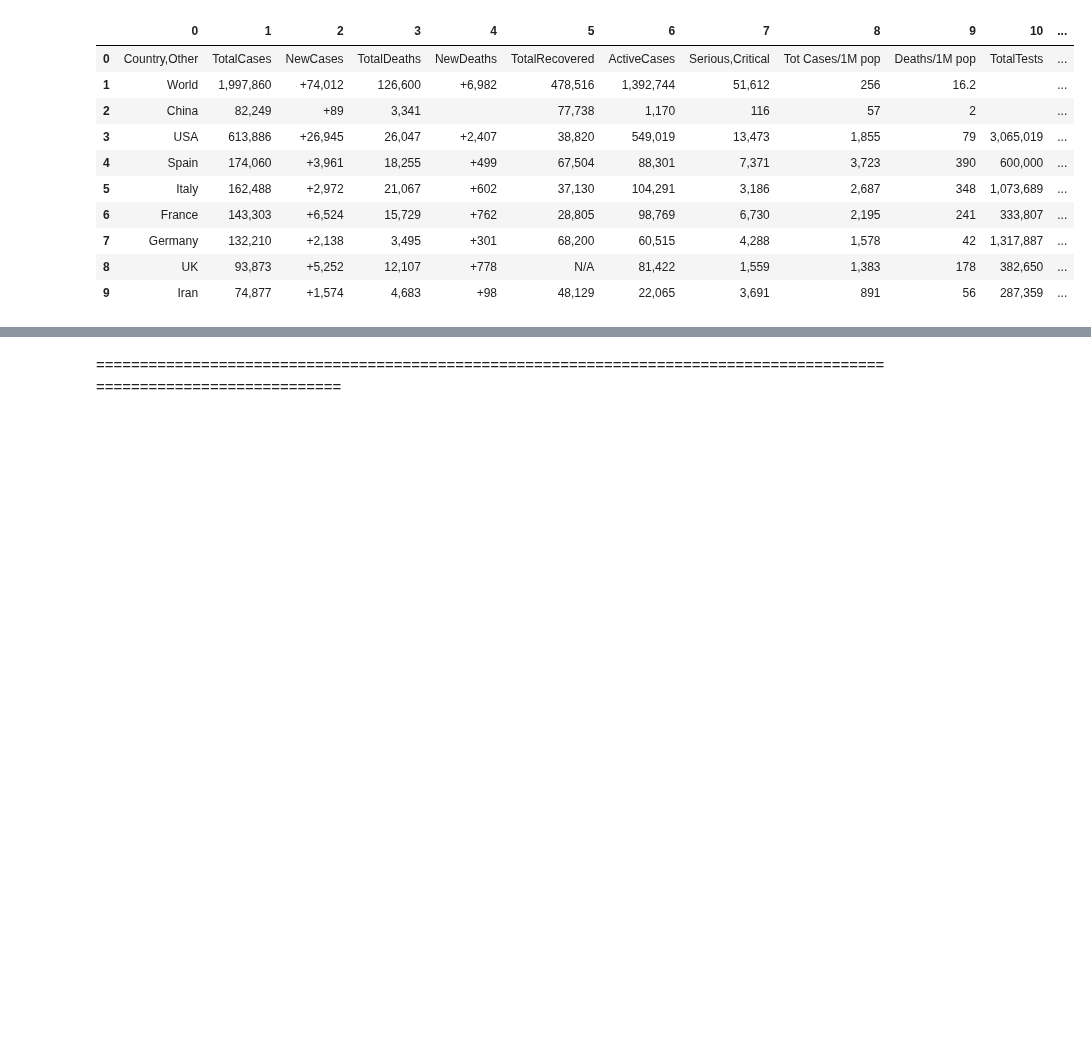
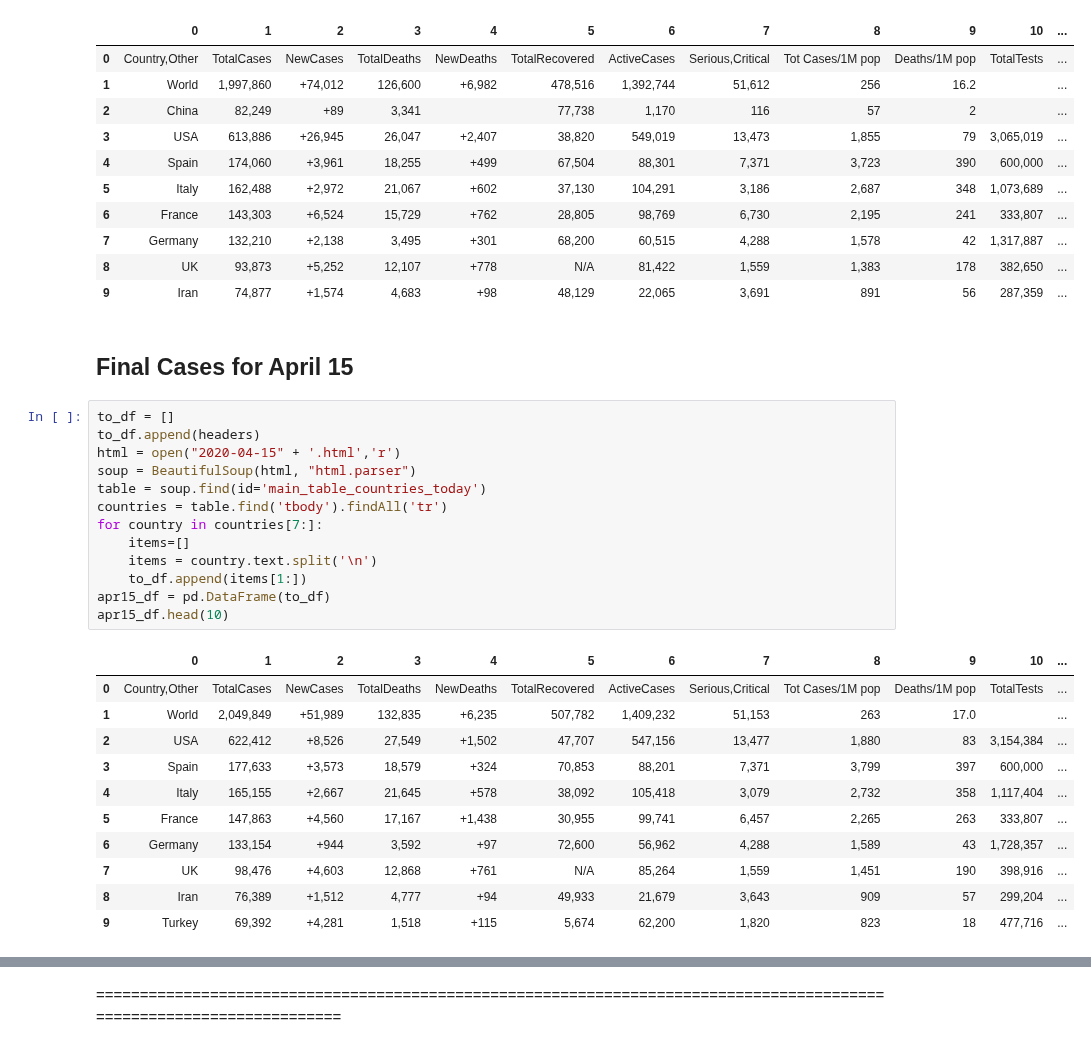
Before and after one commit to khyateed/covid-map-nyc, a Jupyter notebook: Global Covid Cases.ipynb, the cells around one changed output, grey strips where cells are left out. Saved outputs shown, nothing was run; the diff lists cells and outputs as text; blank space fills up the shorter version.

```diff
--- a/Global Covid Cases.ipynb
+++ b/Global Covid Cases.ipynb
@@ -152,3 +152,30 @@ apr14_df.head(10)
 | 7 | Germany | 132,210 | +2,138 | 3,495 | +301 | 68,200 | 60,515 | 4,288 | 1,578 | 42 | 1,317,887 | ... |
 | 8 | UK | 93,873 | +5,252 | 12,107 | +778 | N/A | 81,422 | 1,559 | 1,383 | 178 | 382,650 | ... |
 | 9 | Iran | 74,877 | +1,574 | 4,683 | +98 | 48,129 | 22,065 | 3,691 | 891 | 56 | 287,359 | ... |
+# %% [markdown]
+## Final Cases for April 15
+# %%
+to_df = []
+to_df.append(headers)
+html = open("2020-04-15" + '.html','r')
+soup = BeautifulSoup(html, "html.parser")
+table = soup.find(id='main_table_countries_today')
+countries = table.find('tbody').findAll('tr')
+for country in countries[7:]:
+    items=[]
+    items = country.text.split('\n')
+    to_df.append(items[1:])
+apr15_df = pd.DataFrame(to_df)
+apr15_df.head(10)
+# %% [output]
+|  | 0 | 1 | 2 | 3 | 4 | 5 | 6 | 7 | 8 | 9 | 10 | ... |
+| 0 | Country,Other | TotalCases | NewCases | TotalDeaths | NewDeaths | TotalRecovered | ActiveCases | Serious,Critical | Tot Cases/1M pop | Deaths/1M pop | TotalTests | ... |
+| 1 | World | 2,049,849 | +51,989 | 132,835 | +6,235 | 507,782 | 1,409,232 | 51,153 | 263 | 17.0 |  | ... |
+| 2 | USA | 622,412 | +8,526 | 27,549 | +1,502 | 47,707 | 547,156 | 13,477 | 1,880 | 83 | 3,154,384 | ... |
+| 3 | Spain | 177,633 | +3,573 | 18,579 | +324 | 70,853 | 88,201 | 7,371 | 3,799 | 397 | 600,000 | ... |
+| 4 | Italy | 165,155 | +2,667 | 21,645 | +578 | 38,092 | 105,418 | 3,079 | 2,732 | 358 | 1,117,404 | ... |
+| 5 | France | 147,863 | +4,560 | 17,167 | +1,438 | 30,955 | 99,741 | 6,457 | 2,265 | 263 | 333,807 | ... |
+| 6 | Germany | 133,154 | +944 | 3,592 | +97 | 72,600 | 56,962 | 4,288 | 1,589 | 43 | 1,728,357 | ... |
+| 7 | UK | 98,476 | +4,603 | 12,868 | +761 | N/A | 85,264 | 1,559 | 1,451 | 190 | 398,916 | ... |
+| 8 | Iran | 76,389 | +1,512 | 4,777 | +94 | 49,933 | 21,679 | 3,643 | 909 | 57 | 299,204 | ... |
+| 9 | Turkey | 69,392 | +4,281 | 1,518 | +115 | 5,674 | 62,200 | 1,820 | 823 | 18 | 477,716 | ... |
```
Also changed, not shown: parts of 6 cells of this notebook, 7 other files.
